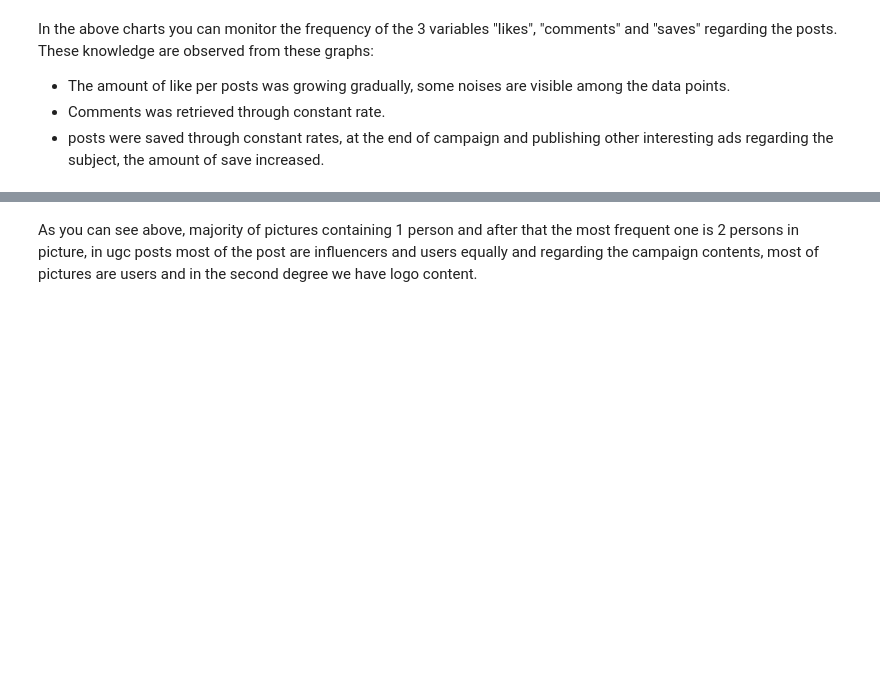
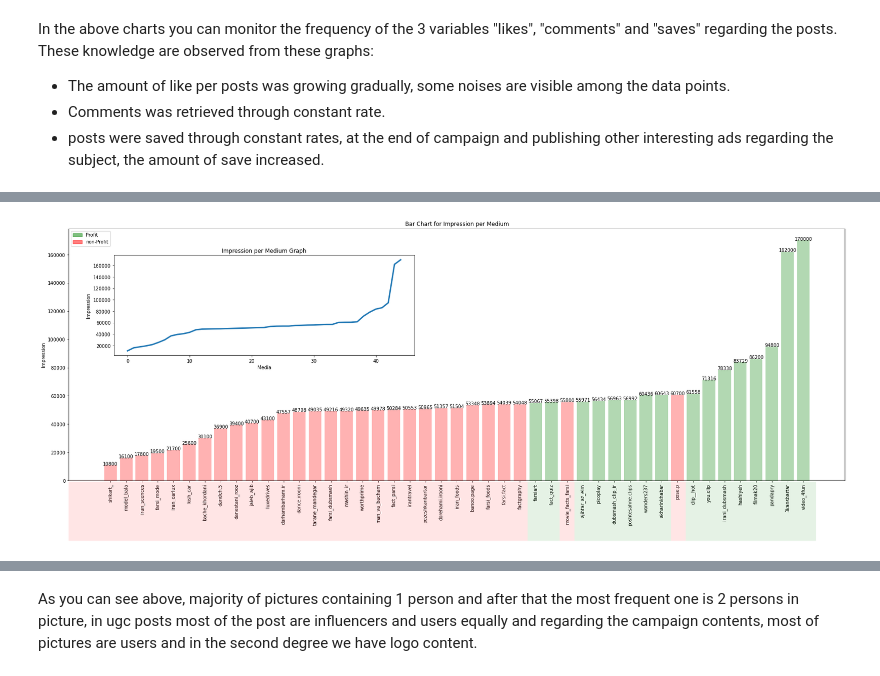
Before and after one commit to RaminFerdos/MSC_Thesis_IG_Bot, a Jupyter notebook: Main.ipynb, the cells around one changed output, grey strips where cells are left out. Cells and saved outputs as stored; diff of their text form; code cells hidden in the pictures; blank space fills up the shorter version.

```diff
--- a/Main.ipynb
+++ b/Main.ipynb
@@ -379,0 +461,40 @@ See the caveats in the documentation: https://pandas.pydata.org/pandas-docs/stab
+# %%
+temp_df = df_ads[['user_id', 'impression', 'y']].sort_values('impression')
+x = temp_df['user_id']
+y = temp_df['impression']
+z = temp_df['y']
+
+fig = plt.figure(figsize = (30, 10))
+ax = fig.add_subplot()
+ax_inner = fig.add_axes([.17, .5, .3, .3])
+ax_inner.plot(np.arange(0, len(y)), y, linewidth = 3)
+ax_inner.set_xlabel('Media')
+ax_inner.set_ylabel('Impression')
+ax_inner.set_title('Impression per Medium Graph')
+
+for x_, y_, z_ in zip(x, y, z):
+    ax.bar(x_, y_, color = "red" if z_ == 0 else "green", alpha = .3)
+    ax.text(x_, y_ + .3, round(y_, 1), horizontalalignment = 'center')
+
+p1 = patches.Rectangle((.125 , -.055), width = .458, height = .18 , alpha = .1, facecolor = 'red', transform = fig.transFigure)
+fig.add_artist(p1)
+p2 = patches.Rectangle((.125 + .458, -.055), width = .032, height = .18, alpha = .1, facecolor = 'green', transform = fig.transFigure)
+fig.add_artist(p2)
+p3 = patches.Rectangle((.125 + .458 + .032, -.055), width = .015, height = .18, alpha = .1, facecolor = 'red', transform = fig.transFigure)
+fig.add_artist(p3)
+p4 = patches.Rectangle((.125 + .458 + .032 + .015, -.055), width = .096, height = .18, alpha = .1, facecolor = 'green', transform = fig.transFigure)
+fig.add_artist(p4)
+p5 = patches.Rectangle((.125 + .458 + .032 + .015 + .096, -.055), width = .015, height = .18, alpha = .1, facecolor = 'red', transform = fig.transFigure)
+fig.add_artist(p5)
+p6 = patches.Rectangle((.125 + .458 + .032 + .015 + .096 + .015, -.055), width = .13, height = .18, alpha = .1, facecolor = 'green', transform = fig.transFigure)
+fig.add_artist(p6)
+
+ax.set_xticklabels(x, rotation=90)
+ax.set_ylabel("Impression")
+ax.set_title("Bar Chart for Impression per Medium");
+red_patch = patches.Patch(color='red', alpha = .5, label='non-Profit')
+green_patch = patches.Patch(color='green', alpha = .5, label='Profit')
+ax.legend(handles=[green_patch, red_patch])
+plt.show()
+# %% [output]
+[figure, added]
```
Also changed, not shown: parts of 14 cells of this notebook.
